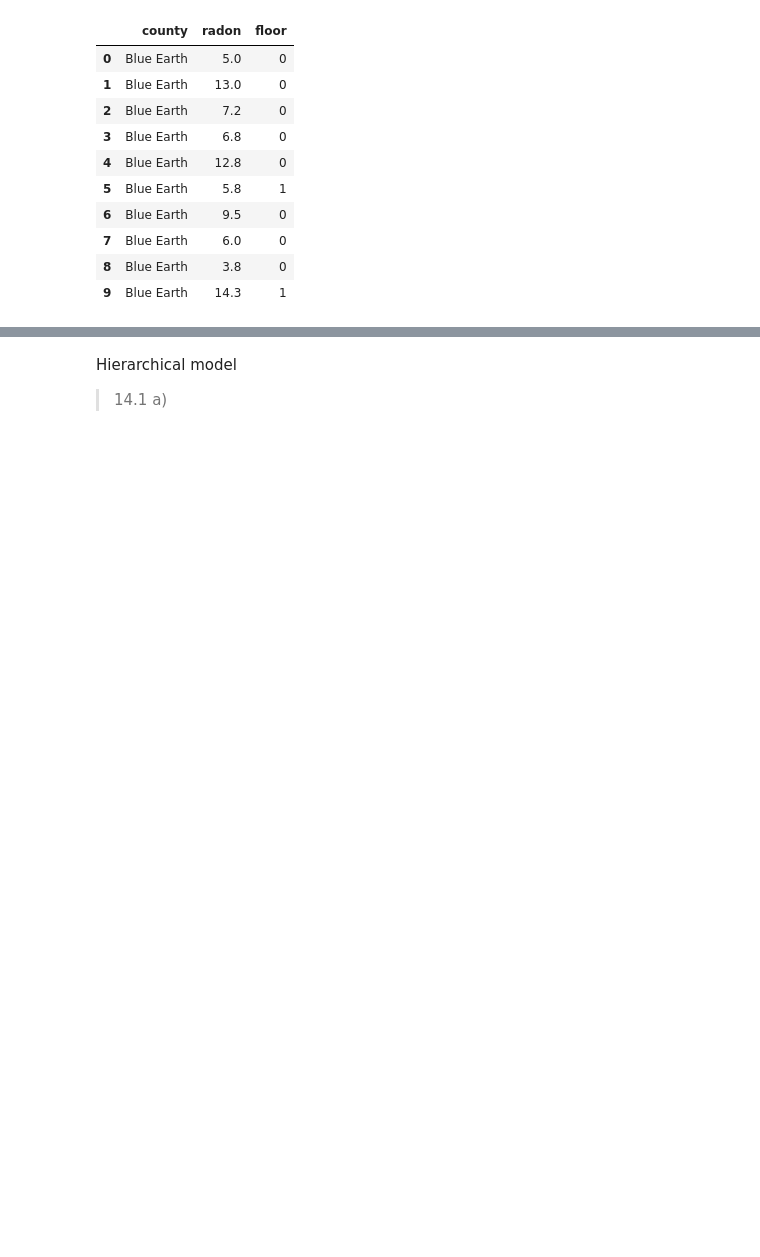
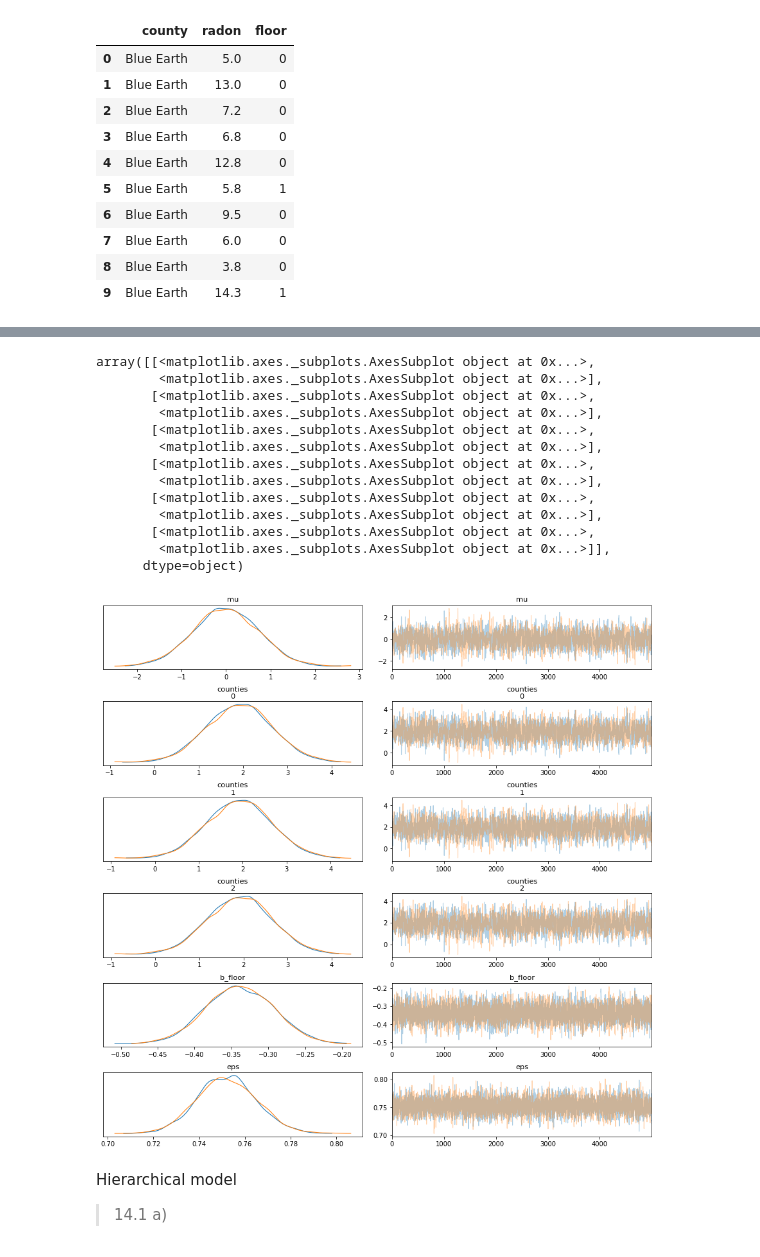
Before and after one commit to lwerth/INFO510, a Jupyter notebook: INFO410_hwk4.ipynb, the cells around one changed output, grey strips where cells are left out. Saved outputs shown, nothing was run; the diff lists cells and outputs as text; code cells hidden in the pictures; blank space fills up the shorter version.

```diff
--- a/INFO410_hwk4.ipynb
+++ b/INFO410_hwk4.ipynb
@@ -130,0 +212,22 @@ array([<matplotlib.axes._subplots.AxesSubplot object at 0x...>],
+# %%
+# pm.forestplot(unpooled_trace, var_names = unpooled_trace.varnames.remove('eps'))
+
+az.plot_trace(unpooled_trace) #var_names=["log_radon", "floor"]);
+
+#lef tside parabola - for each parameter value on the x-axis we get a probability on the y-axis
+#that tells us how likely that parameter value is
+# %% [output]
+array([[<matplotlib.axes._subplots.AxesSubplot object at 0x...>,
+        <matplotlib.axes._subplots.AxesSubplot object at 0x...>],
+       [<matplotlib.axes._subplots.AxesSubplot object at 0x...>,
+        <matplotlib.axes._subplots.AxesSubplot object at 0x...>],
+       [<matplotlib.axes._subplots.AxesSubplot object at 0x...>,
+        <matplotlib.axes._subplots.AxesSubplot object at 0x...>],
+       [<matplotlib.axes._subplots.AxesSubplot object at 0x...>,
+        <matplotlib.axes._subplots.AxesSubplot object at 0x...>],
+       [<matplotlib.axes._subplots.AxesSubplot object at 0x...>,
+        <matplotlib.axes._subplots.AxesSubplot object at 0x...>],
+       [<matplotlib.axes._subplots.AxesSubplot object at 0x...>,
+        <matplotlib.axes._subplots.AxesSubplot object at 0x...>]],
+      dtype=object)
+[figure, added]
```
Also changed, not shown: parts of 17 cells of this notebook.
